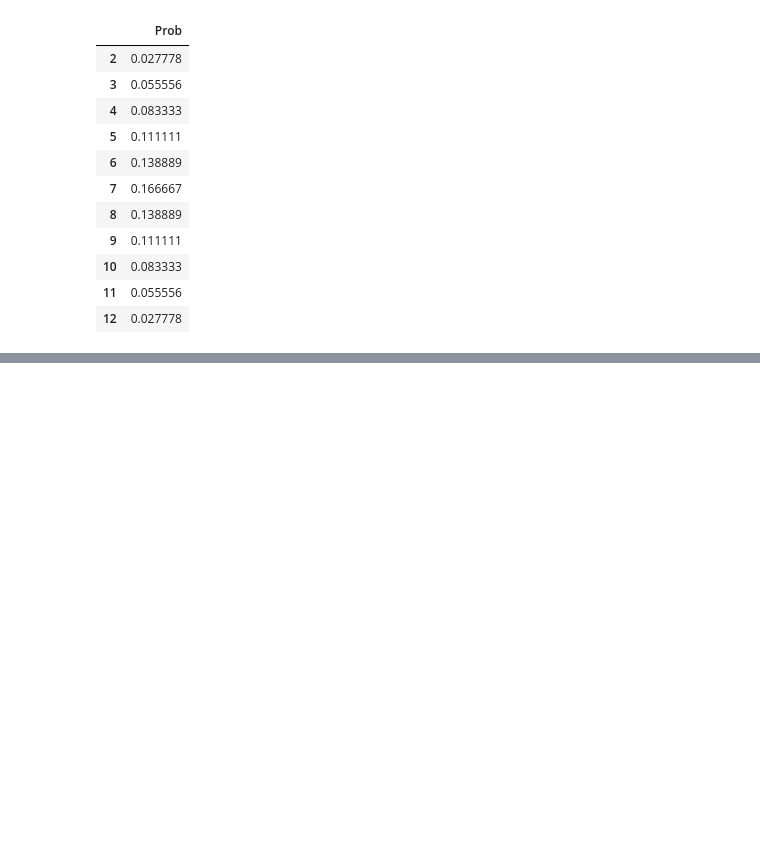
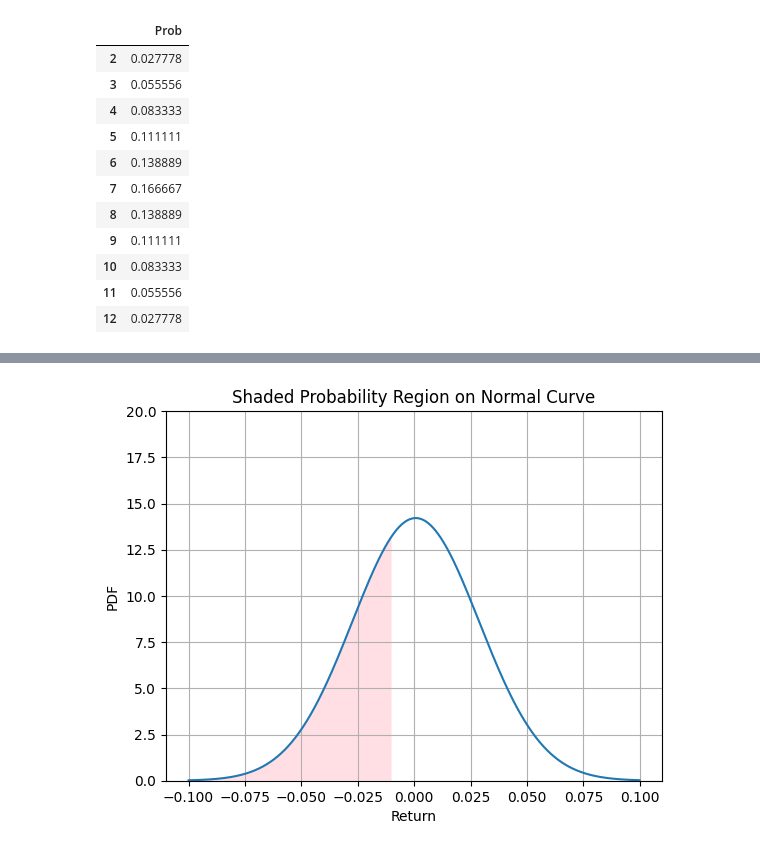
Before and after one commit to title-robbie-title/hkust-financial-analysis, a Jupyter notebook: HKUST-Financial-Analysis/module2.ipynb, the cells around one changed output, grey strips where cells are left out. Saved outputs shown, nothing was run; the diff lists cells and outputs as text; code cells hidden in the pictures; blank space fills up the shorter version.

```diff
--- a/HKUST-Financial-Analysis/module2.ipynb
+++ b/HKUST-Financial-Analysis/module2.ipynb
@@ -121,0 +192,37 @@ X_distri
+# %%
+from scipy.stats import norm
+import numpy as np
+import pandas as pd
+import matplotlib.pyplot as plt
+
+# Load Apple data
+aapl = pd.read_csv("data/apple.csv", index_col='Date')
+
+# Compute log returns
+aapl['LogReturn'] = np.log(aapl['Close']).shift(-1) - np.log(aapl['Close'])
+
+# Mean and std of Apple returns
+mu = aapl['LogReturn'].mean()
+sigma = aapl['LogReturn'].std()
+
+# Build x-values around typical daily returns (-10% to +10%)
+x = np.arange(-0.1, 0.1, 0.0001)
+pdf = norm.pdf(x, mu, sigma)
+
+# Plot the PDF curve
+plt.ylim(0, 20)
+plt.plot(x, pdf)
+
+# Shaded region (loss between -10% and -1%)
+shade_x = np.arange(-0.1, -0.01, 0.0001)
+shade_y = norm.pdf(shade_x, mu, sigma)
+
+plt.fill_between(shade_x, shade_y, 0, facecolor='pink', alpha=0.5)
+
+plt.title("Shaded Probability Region on Normal Curve")
+plt.xlabel("Return")
+plt.ylabel("PDF")
+plt.grid(True)
+plt.show()
+# %% [output]
+[figure, added]
```
Also changed, not shown: parts of 7 cells of this notebook.
